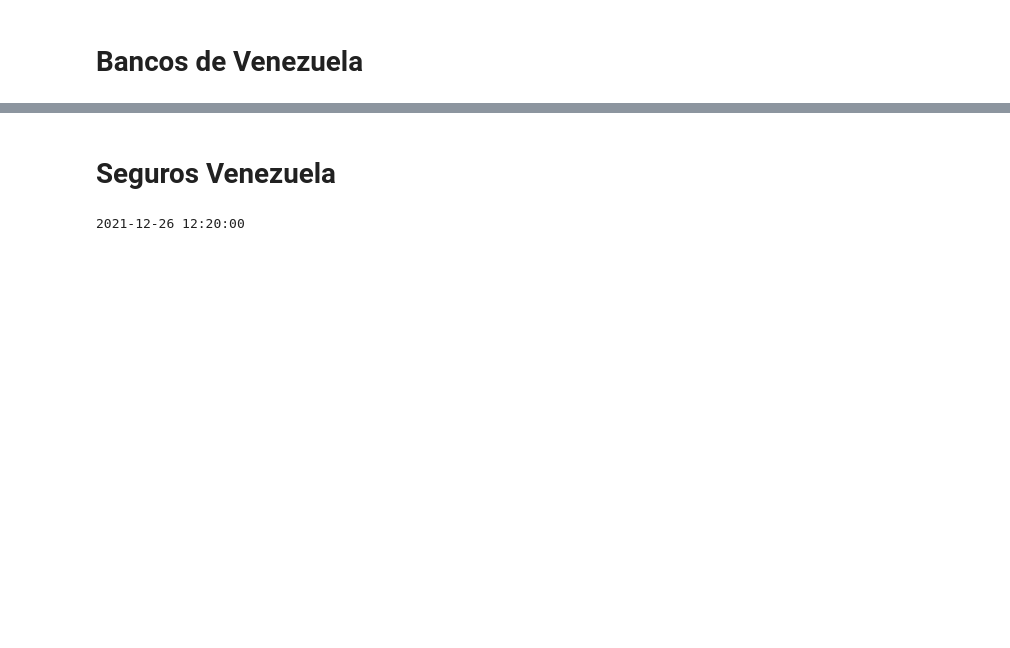
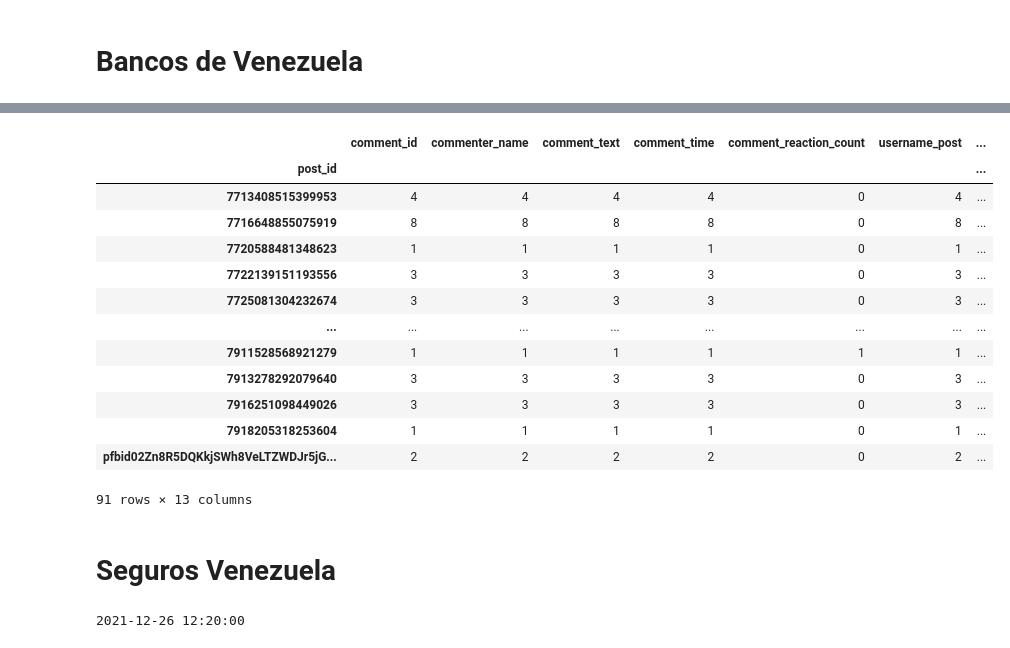
Before and after one commit to perlacueto/facebook_scraper, a Jupyter notebook: web_scraping_facebook_2.ipynb, the cells around one changed output, grey strips where cells are left out. Saved outputs shown, nothing was run; the diff lists cells and outputs as text; code cells hidden in the pictures; blank space fills up the shorter version.

```diff
--- a/web_scraping_facebook_2.ipynb
+++ b/web_scraping_facebook_2.ipynb
@@ -7,15 +30,15 @@ from datetime import datetime
 # %%
 def extraer_facebook(unique_name, pages): #recibe nombre unico en facebook y cantidad de pags a scrapear (10post por pag)
     posts0 = []
-    for post in get_posts(unique_name, pages=pages, credentials= ('perlatrabajo', '26506208violin'),
-                           options={"posts_per_page": 10, "comments": True, "reactors": True}):
+    for post in get_posts(unique_name, pages=pages, credentials= ('perlatrabajo', 'Violin.00'),
+                           options={"posts_per_page": 15, "comments": True, "reactors": True}):
         posts0.append(post)
     return posts0
 # %%
 def genera_tabla_final(df):
-    tabla_general = df[['username','post_id','time','post_text','likes','comments','shares',
-                     'video','comments_full', 'reactions','image']]
-
+    #tabla_general = df[['username','post_id','time','post_text','likes','comments','shares',
+    #                 'video','comments_full', 'reactions','image']]
+    tabla_general = df
     tabla_general1 = pd.DataFrame()
     ind=0
     for i in range(len(tabla_general)):
@@ -31,10 +54,12 @@ def genera_tabla_final(df):
                 tabla_general1.loc[ind,'time_post'] = tabla_general.time[i]
                 tabla_general1.loc[ind,'post_text'] = tabla_general.post_text[i]
                 tabla_general1.loc[ind,'likes_post']= tabla_general.likes[i]
+                #tabla_general1.loc[ind,'reactions']= (tabla_general.reactions[ind])
                 tabla_general1.loc[ind,'comments_post']= tabla_general.comments[i]
                 tabla_general1.loc[ind,'shares_post'] = tabla_general.shares[i]
                 tabla_general1.loc[ind,'video_post'] = tabla_general.video[i]
                 tabla_general1.loc[ind,'image_post'] = tabla_general.image[i]
+                #tabla_general1.loc[ind,'video_watches'] = tabla_general.video_watches[i]
                 ind += 1
         else:
                 tabla_general1.loc[ind,'comment_id']= 'None'
@@ -47,10 +72,12 @@ def genera_tabla_final(df):
                 tabla_general1.loc[ind,'time_post'] = tabla_general.time[i]
                 tabla_general1.loc[ind,'post_text'] = tabla_general.post_text[i]
                 tabla_general1.loc[ind,'likes_post']= tabla_general.likes[i]
+                #tabla_general1.loc[ind,'reactions']= (tabla_general.reactions[ind])
                 tabla_general1.loc[ind,'comments_post']= tabla_general.comments[i]
                 tabla_general1.loc[ind,'shares_post'] = tabla_general.shares[i]
                 tabla_general1.loc[ind,'video_post'] = tabla_general.video[i]
                 tabla_general1.loc[ind,'image_post'] = tabla_general.image[i]
+                #tabla_general1.loc[ind,'video_watches'] = tabla_general.video_watches[i]
                 ind += 1
 
     return tabla_general1
@@ -118,5 +123,5 @@ tabla_BOD = genera_tabla_final(dfBOD)
 # %%
-posts_BdV = extraer_facebook('BancodeVenezuelaOficial',6)
+posts_BdV = extraer_facebook('BancodeVenezuelaOficial',15)
 dfBdV = pd.DataFrame(posts_BdV)
 
 print(str(dfBdV['time'].min()))
@@ -127,0 +145,17 @@ tabla_BdV = genera_tabla_final(dfBdV)
+# %%
+tabla_BdV.groupby('post_id').count()
+# %% [output]
+|  | comment_id | commenter_name | comment_text | comment_time | comment_reaction_count | username_post | ... |
+| post_id |  |  |  |  |  |  | ... |
+| 7713408515399953 | 4 | 4 | 4 | 4 | 0 | 4 | ... |
+| 7716648855075919 | 8 | 8 | 8 | 8 | 0 | 8 | ... |
+| 7720588481348623 | 1 | 1 | 1 | 1 | 0 | 1 | ... |
+| 7722139151193556 | 3 | 3 | 3 | 3 | 0 | 3 | ... |
+| 7725081304232674 | 3 | 3 | 3 | 3 | 0 | 3 | ... |
+| ... | ... | ... | ... | ... | ... | ... | ... |
+| 7911528568921279 | 1 | 1 | 1 | 1 | 1 | 1 | ... |
+| 7913278292079640 | 3 | 3 | 3 | 3 | 0 | 3 | ... |
+| 7916251098449026 | 3 | 3 | 3 | 3 | 0 | 3 | ... |
+| 7918205318253604 | 1 | 1 | 1 | 1 | 0 | 1 | ... |
+| pfbid02Zn8R5DQKkjSWh8VeLTZWDJr5jG... | 2 | 2 | 2 | 2 | 0 | 2 | ... |
+91 rows × 13 columns
```
Also changed, not shown: parts of 15 cells of this notebook.
